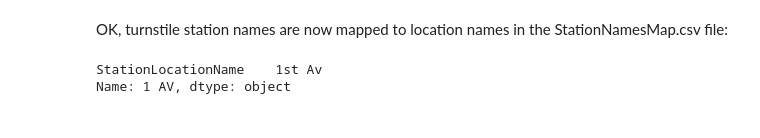
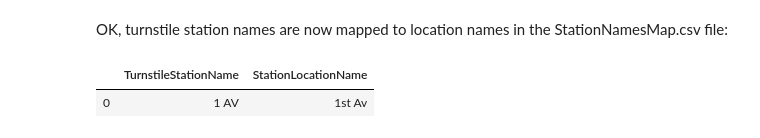
Before and after one commit to scottkds/metis_project1, a Jupyter notebook: notebooks/StationLocations.ipynb, the cells around one changed output. Cells and saved outputs as stored; diff of their text form; code cells hidden in the pictures.

```diff
--- a/notebooks/StationLocations.ipynb
+++ b/notebooks/StationLocations.ipynb
@@ -96,5 +112,5 @@ snm_df=pd.read_csv('../data/StationNamesMap.csv', index_col='TurnstileStationNam
 # %%
-snm_df.loc['1 AV']
+snm_df.loc[snm_df.TurnstileStationName=='1 AV']
 # %% [output]
-StationLocationName    1st Av
-Name: 1 AV, dtype: object
+|  | TurnstileStationName | StationLocationName |
+| 0 | 1 AV | 1st Av |
```
Also changed, not shown: parts of 18 cells of this notebook, 3 other files.
